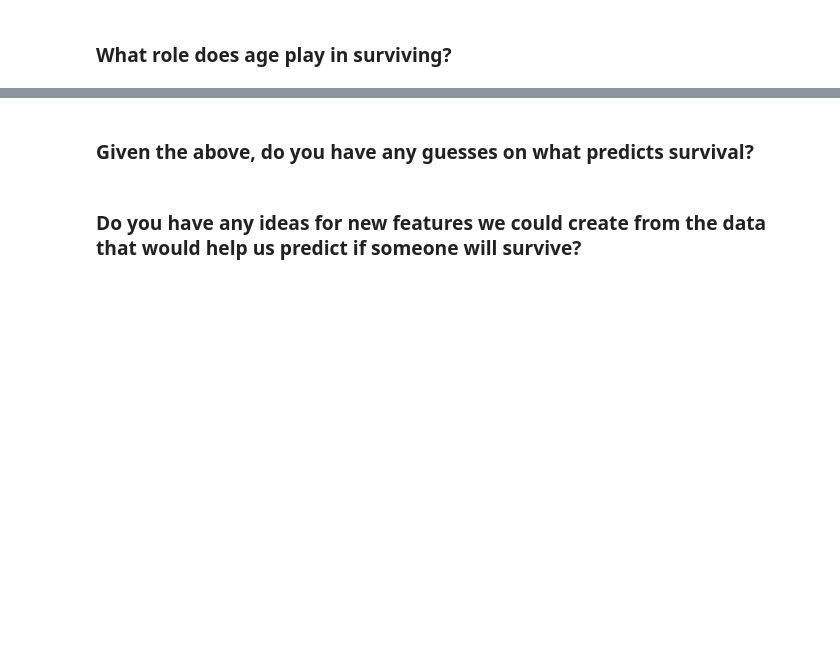
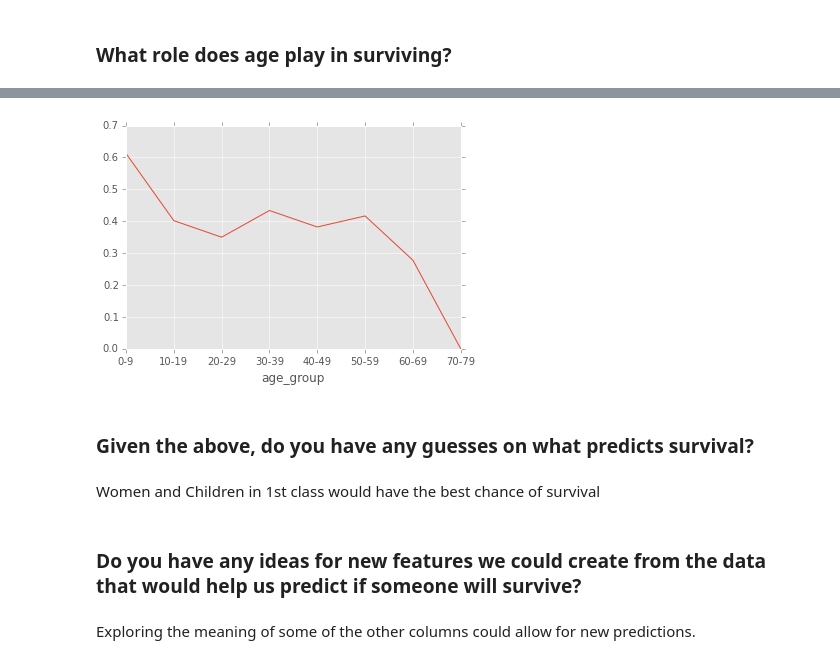
Before and after one commit to ashishterp/DAT_homework, a Jupyter notebook: homework/1/homework.ipynb, the cells around one changed output, grey strips where cells are left out. Drawn from its saved outputs; the diff is of its cells as text; code cells hidden in the pictures; blank space fills up the shorter version.

```diff
--- a/homework/1/homework.ipynb
+++ b/homework/1/homework.ipynb
@@ -146,3 +146,7 @@ data[data.Pclass == 3]["Survived"].value_counts().plot(kind="pie",autopct='%.2f'
 [figure]
 # %% [markdown]
 ### What role does age play in surviving?
+# %%
+labels = ['0-9', '10-19', '20-29', '30-39', '40-49', '50-59', '60-69', '70-79']
+data['age_group'] = pd.cut(data.Age, range(0, 81, 10), right=False, labels=labels)
+data[['Age', 'age_group']].drop_duplicates()[:10]
@@ -149,4 +166,12 @@ data[data.Pclass == 3]["Survived"].value_counts().plot(kind="pie",autopct='%.2f'
+# %%
+data.groupby('age_group')['Survived'].mean().plot();
+# %% [output]
+[figure, added]
 # %% [markdown]
 ### Given the above, do you have any guesses on what predicts survival?
+# %% [markdown]
+Women and Children in 1st class would have the best chance of survival
 # %% [markdown]
 ### Do you have any ideas for new features we could create from the data that would help us predict if someone will survive?
+# %% [markdown]
+Exploring the meaning of some of the other columns could allow for new predictions.
```
Also changed, not shown: parts of 1 cell of this notebook.
